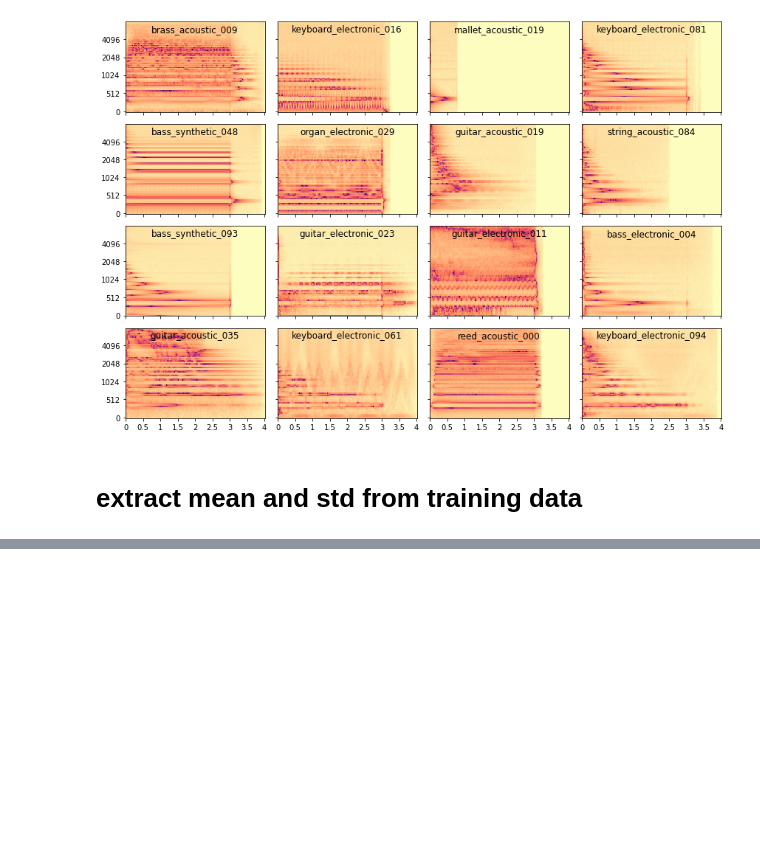
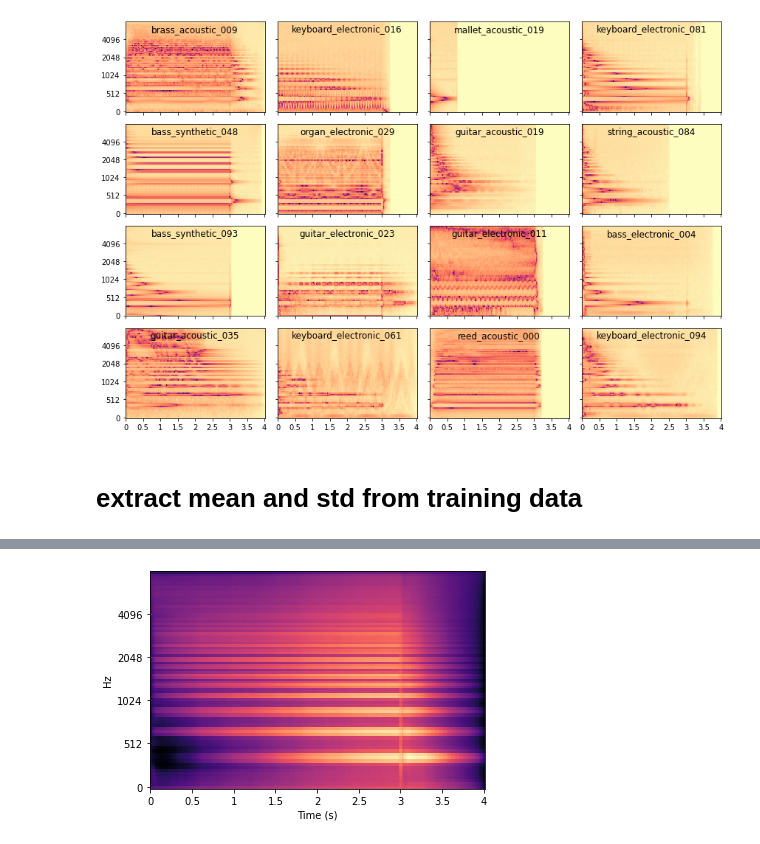
Before and after one commit to miccio-dk/ml_mir_2022_sound_morphing, a Jupyter notebook: notebooks/test_data.ipynb, the cells around one changed output, grey strips where cells are left out. Cells and saved outputs as stored; diff of their text form; code cells hidden in the pictures; blank space fills up the shorter version.

```diff
--- a/notebooks/test_data.ipynb
+++ b/notebooks/test_data.ipynb
@@ -115,0 +132,6 @@ ds_train.get_statistics()
+# %%
+data_std = all_data.std(0).detach().cpu()
+lrd.specshow(data_std.numpy()[0], cmap='magma', sr=sr, win_length=1024, hop_length=256, x_axis='s', y_axis='mel')
+torch.save(data_std, '../data_std.pt')
+# %% [output]
+[figure, added]
```
Also changed, not shown: parts of 5 cells of this notebook, 10 other files.
